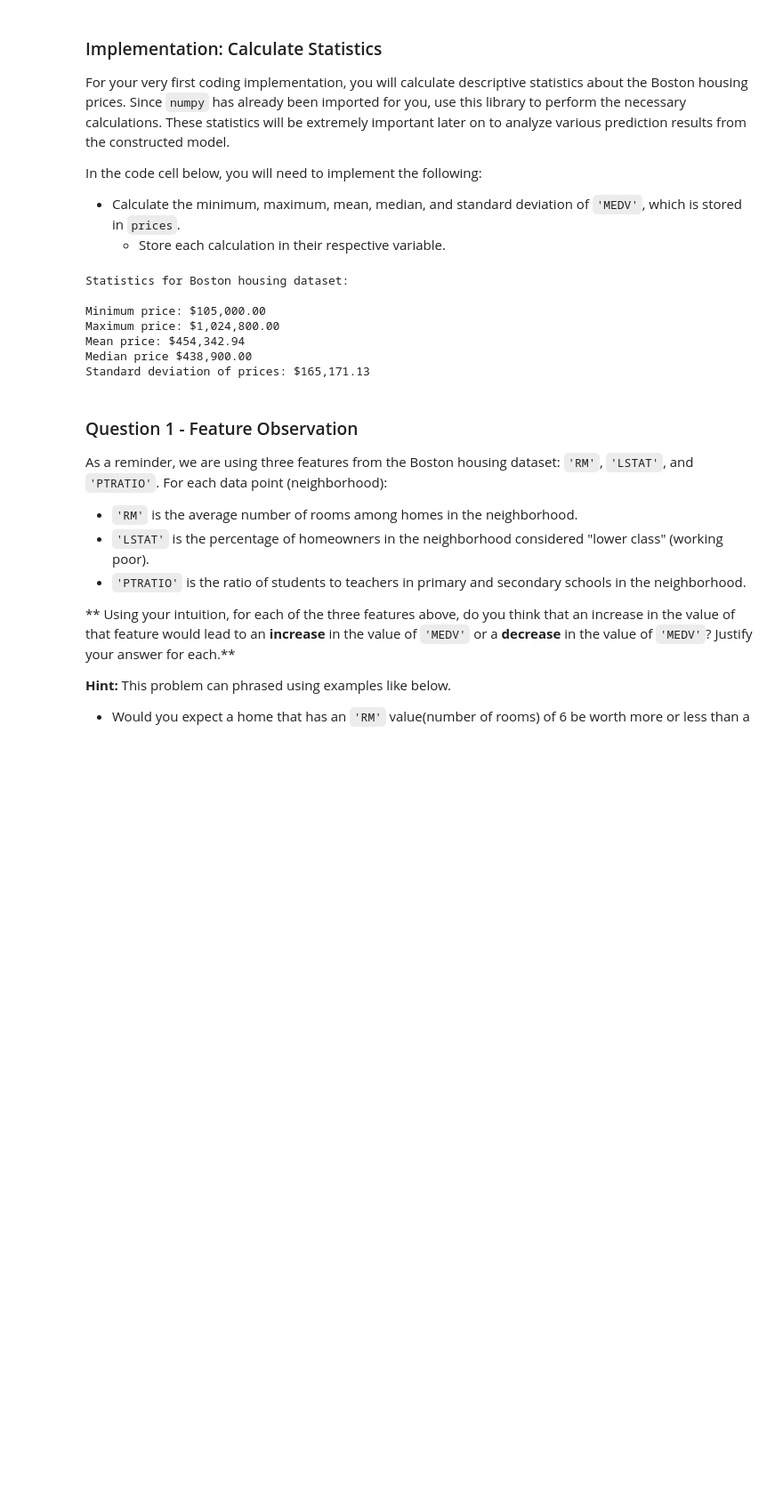
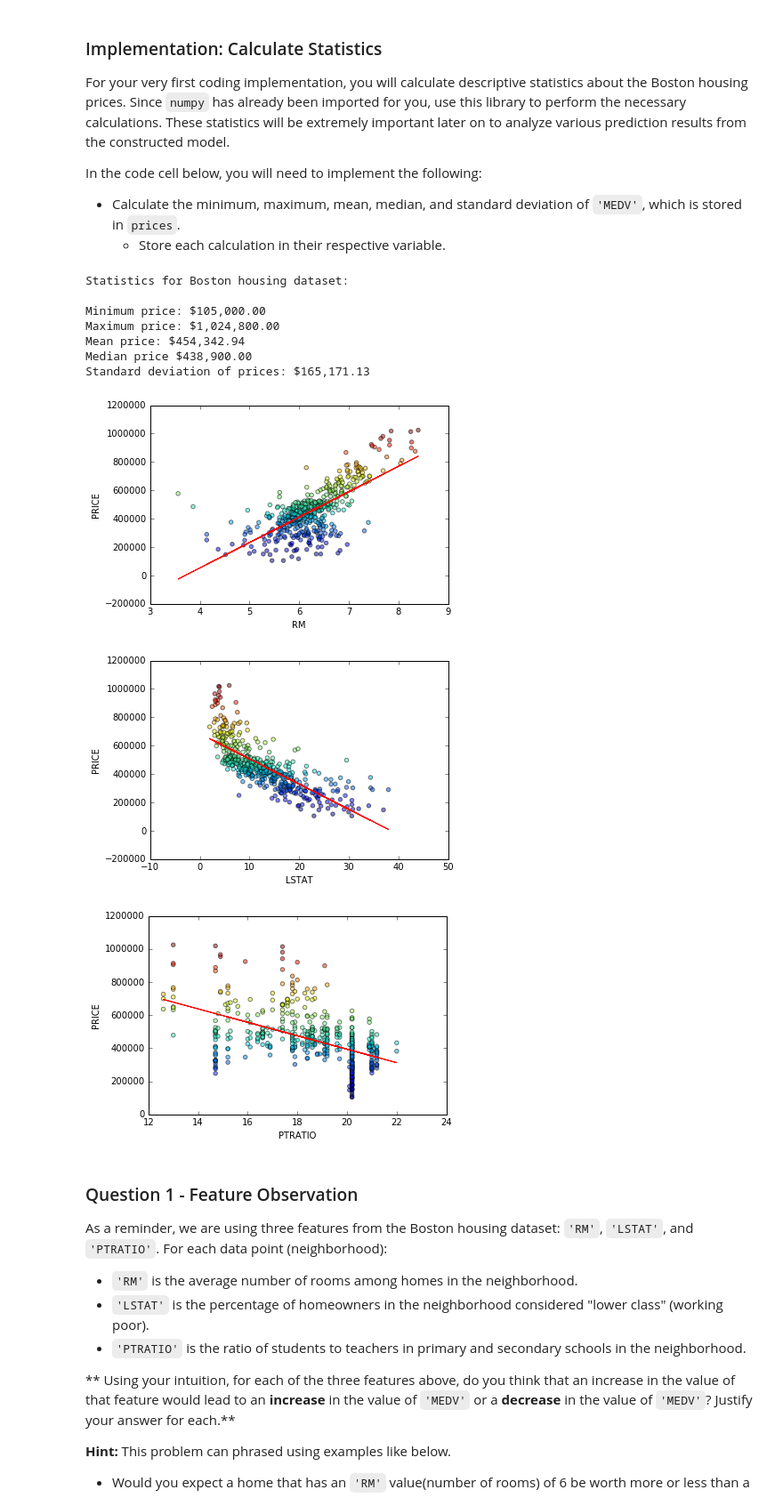
Before and after one commit to En3rG/machine-learning, a Jupyter notebook: projects/boston_housing/boston_housing.ipynb, the cells around one changed output. Shown at 89% size. Drawn from its saved outputs; the diff is of its cells as text; code cells hidden in the pictures; blank space fills up the shorter version.

Commit message:
Updated per reviewer's comments

```diff
--- a/projects/boston_housing/boston_housing.ipynb
+++ b/projects/boston_housing/boston_housing.ipynb
@@ -73,34 +73,53 @@ In the code cell below, you will need to implement the following:
 # %%
 # TODO: Minimum price of the data
 minimum_price = np.amin(prices)
 
 # TODO: Maximum price of the data
 maximum_price = np.amax(prices)
 
 # TODO: Mean price of the data
 mean_price = np.mean(prices)
 
 # TODO: Median price of the data
 median_price = np.median(prices)
 
 # TODO: Standard deviation of prices of the data
 std_price = np.std(prices)
 
 # Show the calculated statistics
 print("Statistics for Boston housing dataset:\n")
 print("Minimum price: ${:,.2f}".format(minimum_price))
 print("Maximum price: ${:,.2f}".format(maximum_price))
 print("Mean price: ${:,.2f}".format(mean_price))
 print("Median price ${:,.2f}".format(median_price))
-print("Standard deviation of prices: ${:,.2f}".format(std_price))
+print("Standard deviation of prices: ${:,.2f} \n\n".format(std_price))
+
+
+## ADDED PLOT, CODE SIMILAR FROM REVIEWER'S COMMENT (PAUL, @viadanna)
+## ADDING IT FOR FUTURE REFERENCE
+from sklearn.linear_model import LinearRegression
+import matplotlib.pyplot as plt
+
+for f in ['RM','LSTAT', 'PTRATIO']:
+    reg = LinearRegression()
+    pt_ratio = data[f].reshape(-1,1)                           ## -1 unknown row, 1 col
+    reg.fit(pt_ratio,prices)
+    plt.plot(pt_ratio, reg.predict(pt_ratio), color='red', linewidth=1)
+    plt.scatter(pt_ratio, prices, alpha=0.5, c=prices)         ## c for color, alpha for blending value transparent-opaque, 0-1
+    plt.xlabel(f)
+    plt.ylabel('PRICE')
+    plt.show()
 # %% [output]
 Statistics for Boston housing dataset:
 
 Minimum price: $105,000.00
 Maximum price: $1,024,800.00
 Mean price: $454,342.94
 Median price $438,900.00
 Standard deviation of prices: $165,171.13
+[figure, added]
+[figure, added]
+[figure, added]
 # %% [markdown]
 ### Question 1 - Feature Observation
 As a reminder, we are using three features from the Boston housing dataset: `'RM'`, `'LSTAT'`, and `'PTRATIO'`. For each data point (neighborhood):
```
Also changed, not shown: parts of 9 cells of this notebook, 1 other file.
